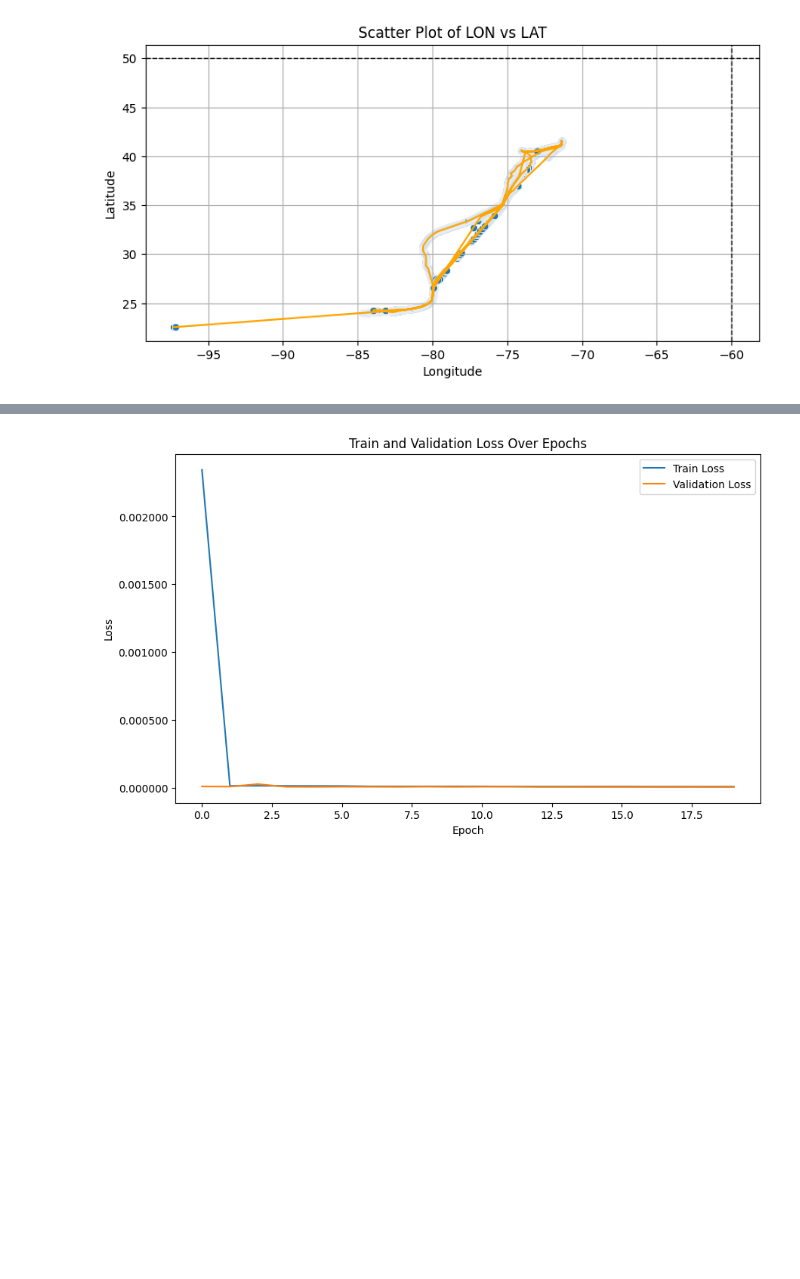
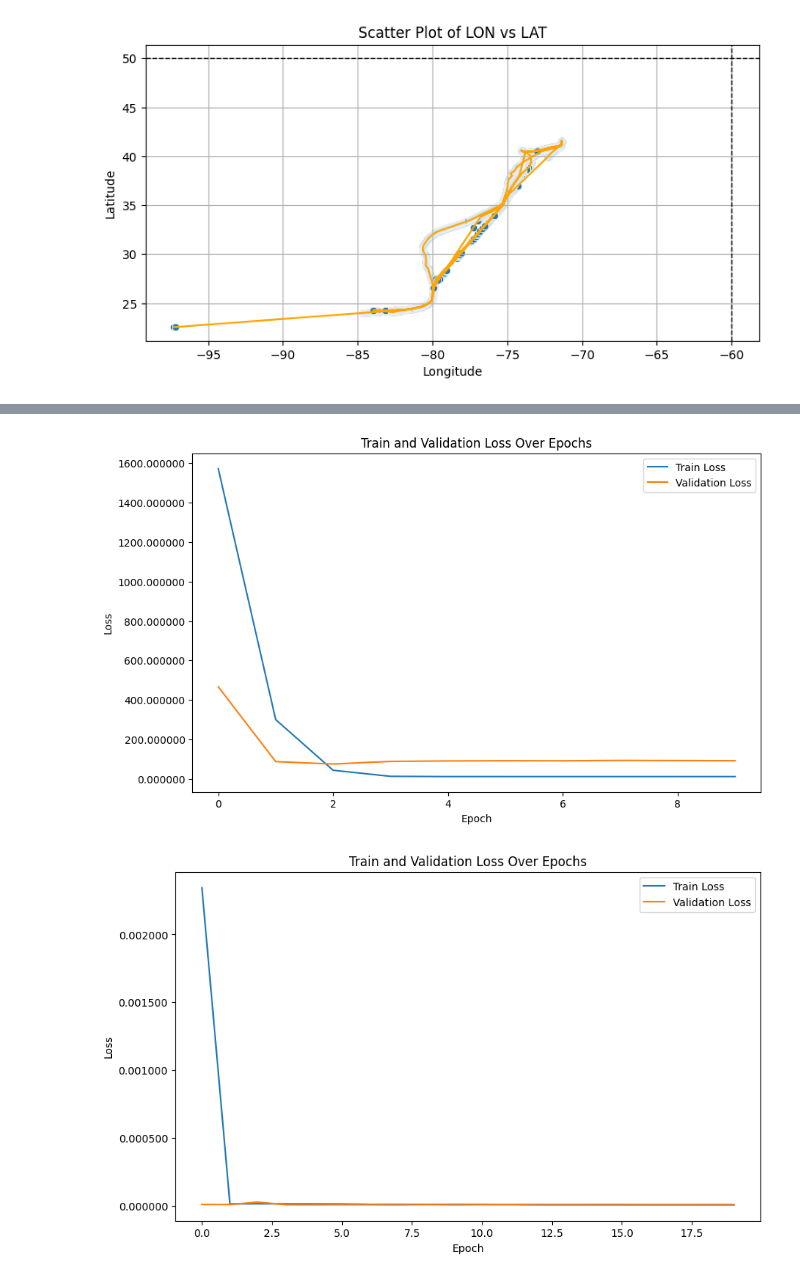
Before and after one commit to ariqzuhdi/cnn-lstm-se, a Jupyter notebook: model_final.ipynb, the cells around one changed output, grey strips where cells are left out. Cells and saved outputs as stored; diff of their text form; code cells hidden in the pictures; blank space fills up the shorter version.

```diff
--- a/model_final.ipynb
+++ b/model_final.ipynb
@@ -148,12 +190,27 @@ def build_model(seq_length, embedding_dim):
     model = Model(inputs=input_seq, outputs=output)
     model.compile(optimizer='adam', loss='mean_squared_error', metrics=['mae'])
     return model
+# %%
+# Fungsi untuk menghitung ARMSE, AMAPE, AED, dan AGD
+def calculate_metrics(y_true, y_pred):
+    # ARMSE (Average Root Mean Squared Error)
+    armse_lat = np.sqrt(np.mean((y_true[:, 0] - y_pred[:, 0])**2))
+    armse_lon = np.sqrt(np.mean((y_true[:, 1] - y_pred[:, 1])**2))
+    armse = (armse_lat + armse_lon) / 2
+
+    # AMAPE (Average Mean Absolute Percentage Error)
+    amape_lat = np.mean(np.abs((y_true[:, 0] - y_pred[:, 0]) / y_true[:, 0])) * 100
+    amape_lon = np.mean(np.abs((y_true[:, 1] - y_pred[:, 1]) / y_true[:, 1])) * 100
+    amape = (amape_lat + amape_lon) / 2
+
+    # AED (Average Euclidean Distance)
+    aed = np.mean(np.sqrt((y_true[:, 0] - y_pred[:, 0])**2 + (y_true[:, 1] - y_pred[:, 1])**2))
+
+    # AGD (Average Ground Distance) using Haversine formula
+    agd = np.mean([haversine((y_true[i, 0], y_true[i, 1]), (y_pred[i, 0], y_pred[i, 1])) for i in range(len(y_true))])
+
+    return {"ARMSE": armse, "AMAPE": amape, "AED": aed, "AGD": agd}
 # %%
 # Initialize Time Series Split Cross-Validation
 tscv = TimeSeriesSplit(n_splits=5)
-
-# Cross-validation loop on the training set (X_train_full, y_train_full)
-fold_no = 1
-mae_per_fold = []
-r2_per_fold = []
 # %%
@@ -256,3 +337,16 @@ plt.show()
+# %%
+# Plot training & validation loss values
+plt.figure(figsize=(10, 6))
+plt.plot(history.history['loss'], label='Train Loss')
+plt.plot(history.history['val_loss'], label='Validation Loss')
+plt.xlabel('Epoch')
+plt.ylabel('Loss')
+plt.legend()
+plt.title('Train and Validation Loss Over Epochs')
+plt.gca().yaxis.set_major_formatter(ticker.FormatStrFormatter('%.6f'))  # Show more decimal places
+plt.show()
+# %% [output]
+[figure, added]
 # %%
 # Plot training & validation loss values
 plt.figure(figsize=(10, 6))
```
Also changed, not shown: parts of 14 cells of this notebook.
